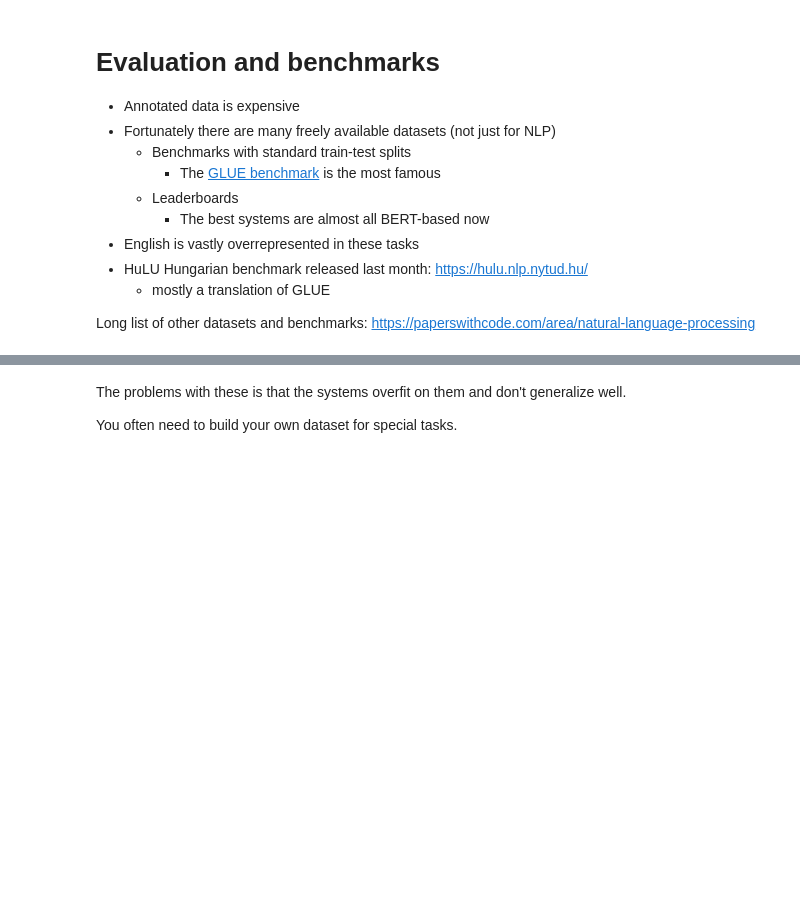
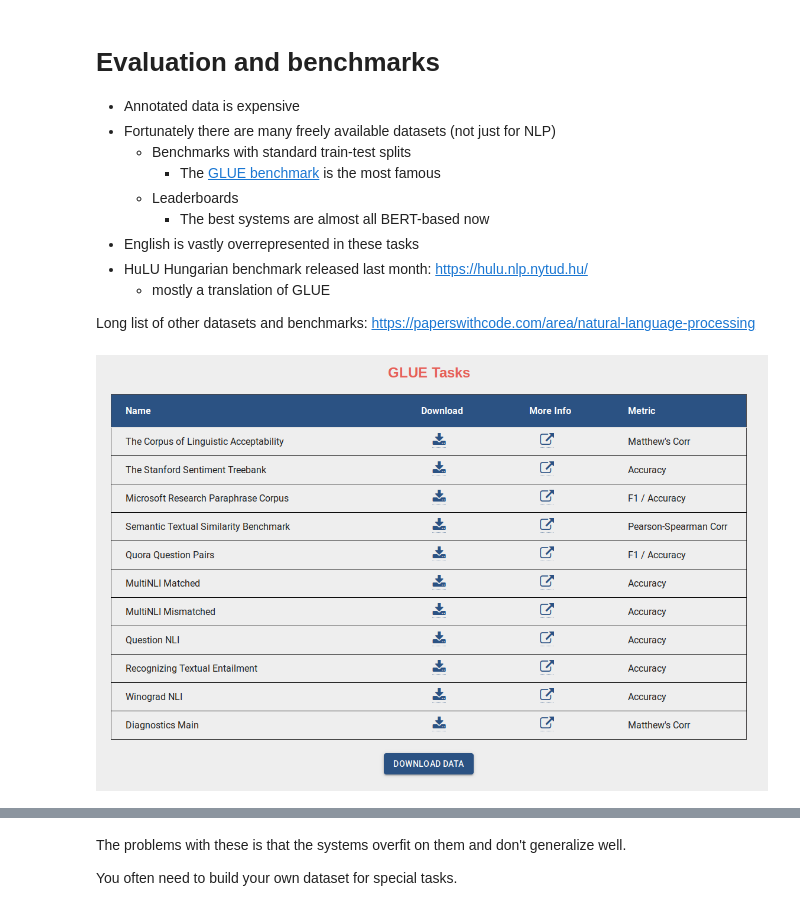
Before and after one commit to juditacs/corvinus_nlp_intro, a Jupyter notebook: Corvinus_NLP_intro.ipynb, the cells around one changed output, grey strips where cells are left out. Cells and saved outputs as stored; diff of their text form; code cells hidden in the pictures; blank space fills up the shorter version.

```diff
--- a/Corvinus_NLP_intro.ipynb
+++ b/Corvinus_NLP_intro.ipynb
@@ -483,3 +483,7 @@ https://huggingface.co/models
 
 Long list of other datasets and benchmarks:
 https://paperswithcode.com/area/natural-language-processing
+# %%
+Image("img/glue_tasks.png", embed=True)
+# %% [output]
+[figure, added]
```
Also changed, not shown: parts of 5 cells of this notebook.
